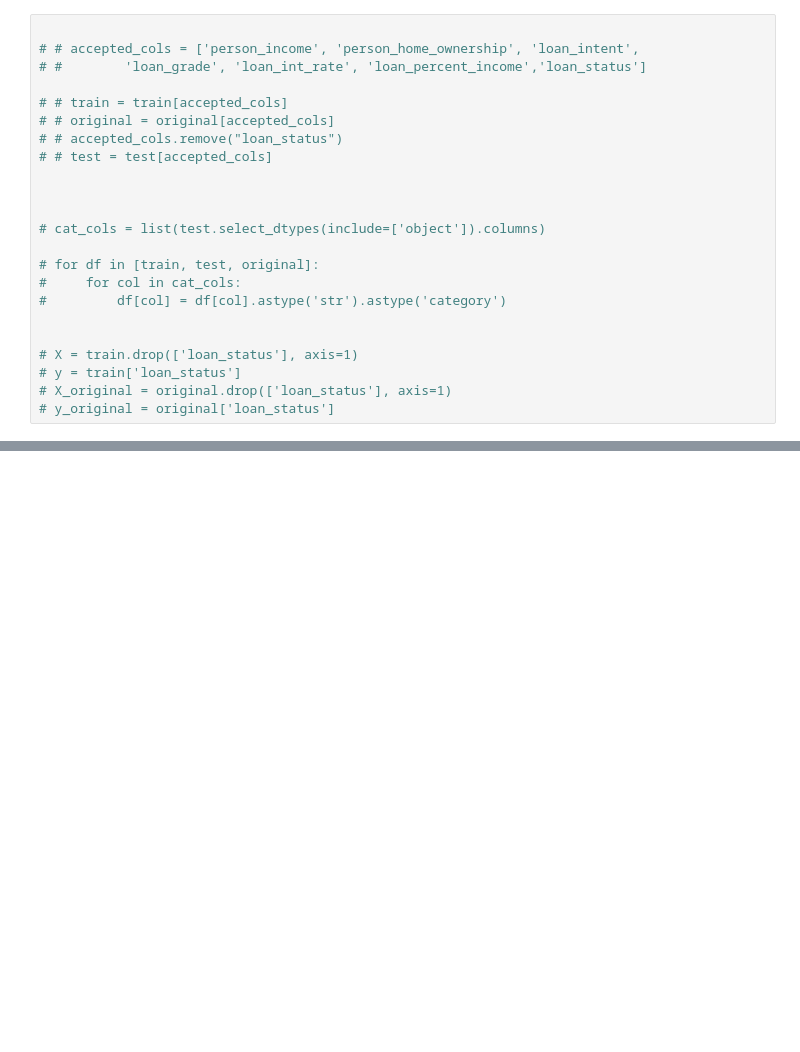
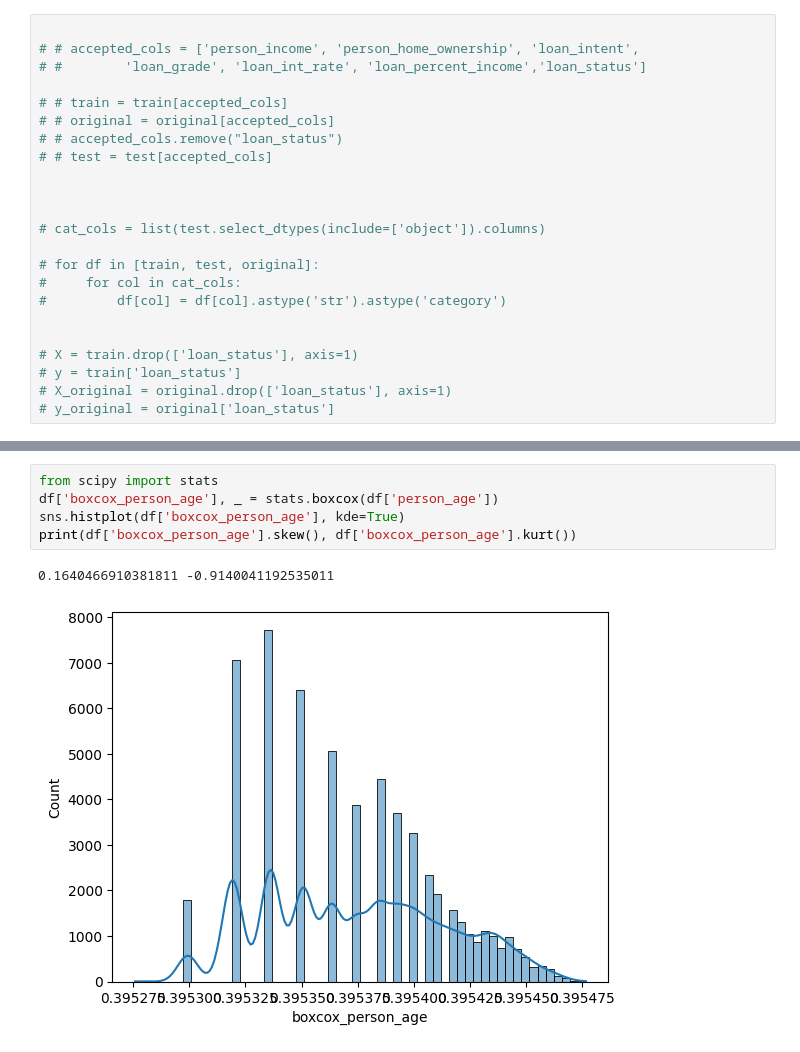
Before and after one commit to SurajAiri/kaggle_loan_approval_prediction, a Jupyter notebook: notebook/feat_engg1.ipynb, the cells around one changed output, grey strips where cells are left out. Cells and saved outputs as stored; diff of their text form; blank space fills up the shorter version.

```diff
--- a/notebook/feat_engg1.ipynb
+++ b/notebook/feat_engg1.ipynb
@@ -89,0 +120,8 @@ float64
+# %%
+from scipy import stats
+df['boxcox_person_age'], _ = stats.boxcox(df['person_age'])
+sns.histplot(df['boxcox_person_age'], kde=True)
+print(df['boxcox_person_age'].skew(), df['boxcox_person_age'].kurt())
+# %% [output]
+0.1640466910381811 -0.9140041192535011
+[figure, added]
```
Also changed, not shown: parts of 18 cells of this notebook, 14 other files.
